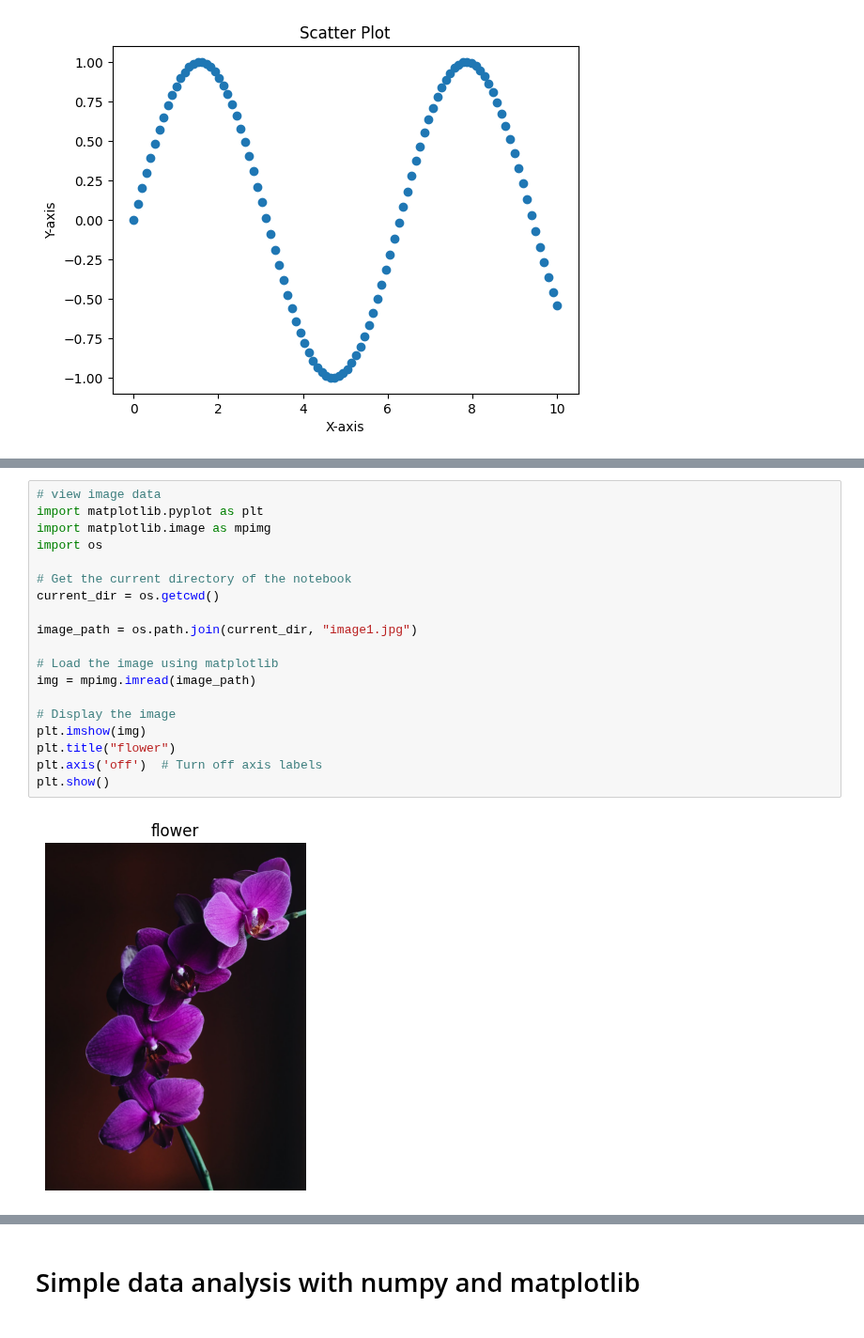
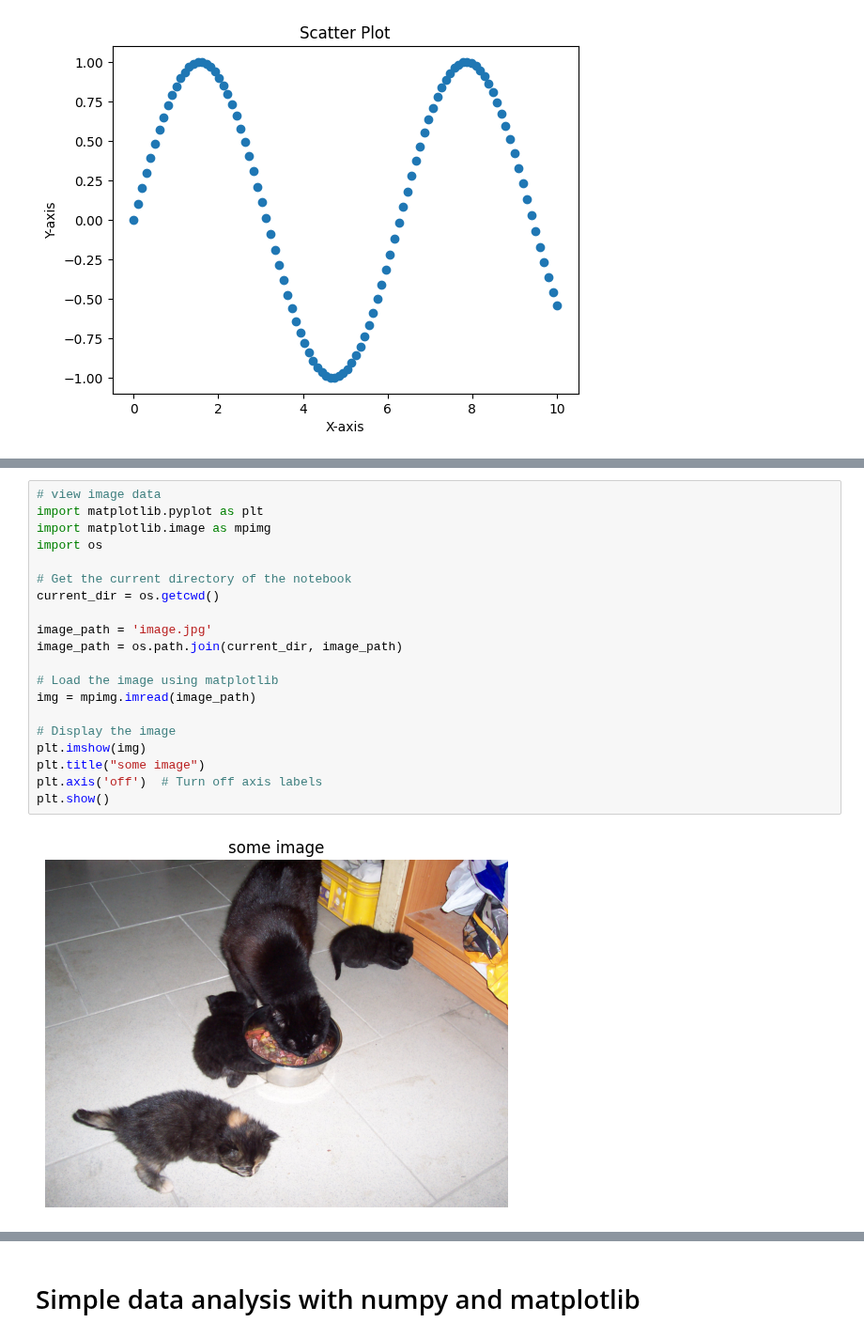
Before and after one commit to safeliquids/notebooks-for-NES2-2024, a Jupyter notebook: lecture_01/libraries.ipynb, the cells around one changed output, grey strips where cells are left out. Shown at 94% size. Cells and saved outputs as stored; diff of their text form.

```diff
--- a/lecture_01/libraries.ipynb
+++ b/lecture_01/libraries.ipynb
@@ -280,21 +280,22 @@ plt.show()
 # %%
 # view image data
 import matplotlib.pyplot as plt
 import matplotlib.image as mpimg
 import os
 
 # Get the current directory of the notebook
 current_dir = os.getcwd()
 
-image_path = os.path.join(current_dir, "image1.jpg")
+image_path = 'image.jpg'
+image_path = os.path.join(current_dir, image_path)
 
 # Load the image using matplotlib
 img = mpimg.imread(image_path)
 
 # Display the image
 plt.imshow(img)
-plt.title("flower")
+plt.title("some image")
 plt.axis('off')  # Turn off axis labels
 plt.show()
 # %% [output]
-[figure, old version]
+[figure, new version]
```
Also changed, not shown: parts of 12 cells of this notebook.
